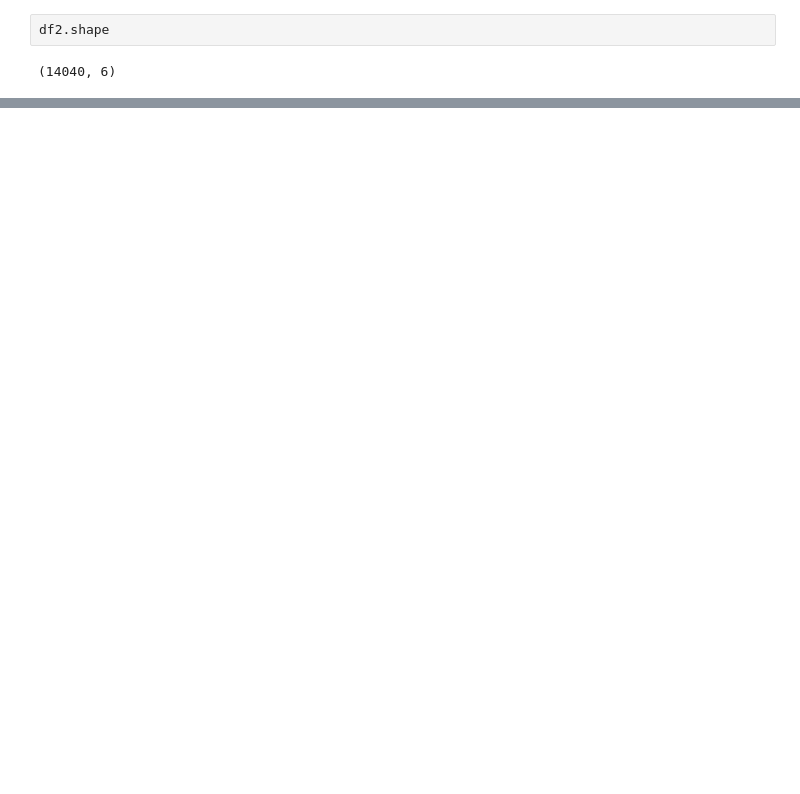
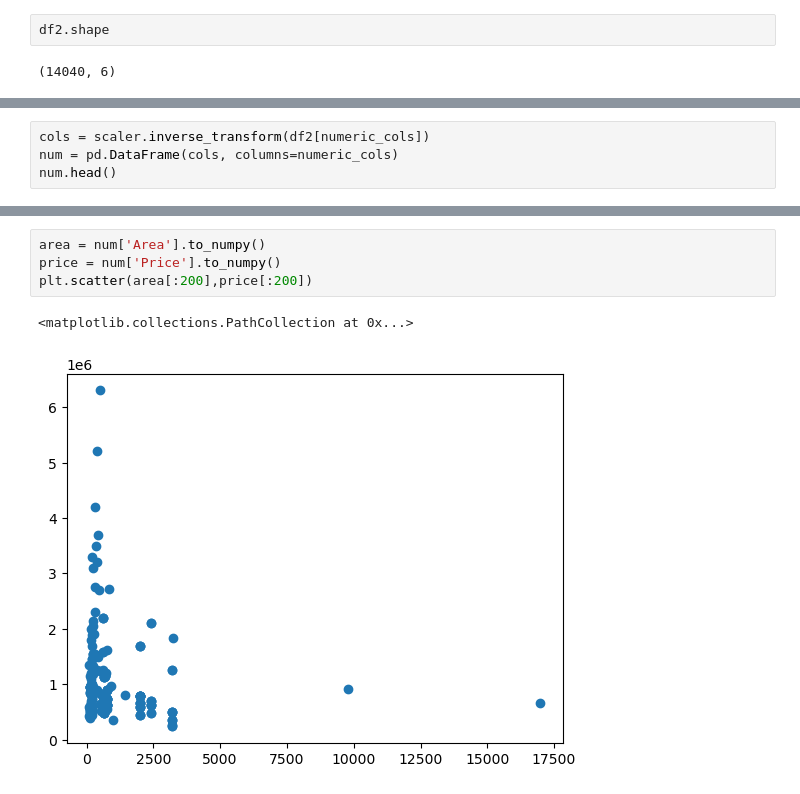
Before and after one commit to SalmanAlsayab/house-Prices-in-KSA, a Jupyter notebook: data_preprocessing.ipynb, the cells around one changed output, grey strips where cells are left out. Saved outputs shown, nothing was run; the diff lists cells and outputs as text; blank space fills up the shorter version.

```diff
--- a/data_preprocessing.ipynb
+++ b/data_preprocessing.ipynb
@@ -84,0 +125,4 @@ df2.shape
+# %%
+cols = scaler.inverse_transform(df2[numeric_cols])
+num = pd.DataFrame(cols, columns=numeric_cols)
+num.head()
@@ -84,0 +136,7 @@ df2.shape
+# %%
+area = num['Area'].to_numpy()
+price = num['Price'].to_numpy()
+plt.scatter(area[:200],price[:200])
+# %% [output]
+<matplotlib.collections.PathCollection at 0x...>
+[figure, added]
```
Also changed, not shown: parts of 14 cells of this notebook.
